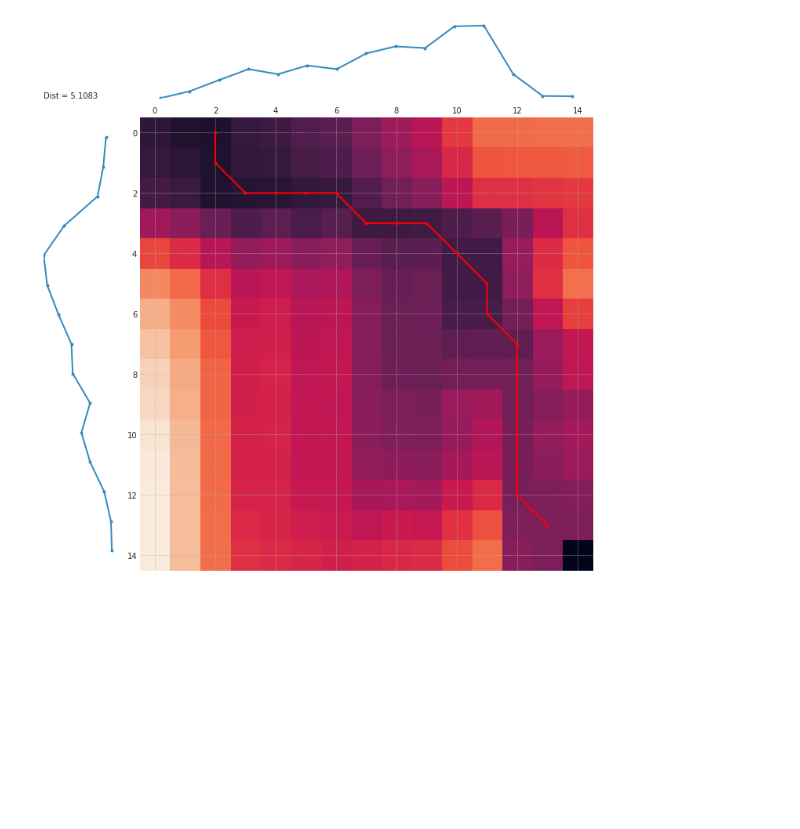
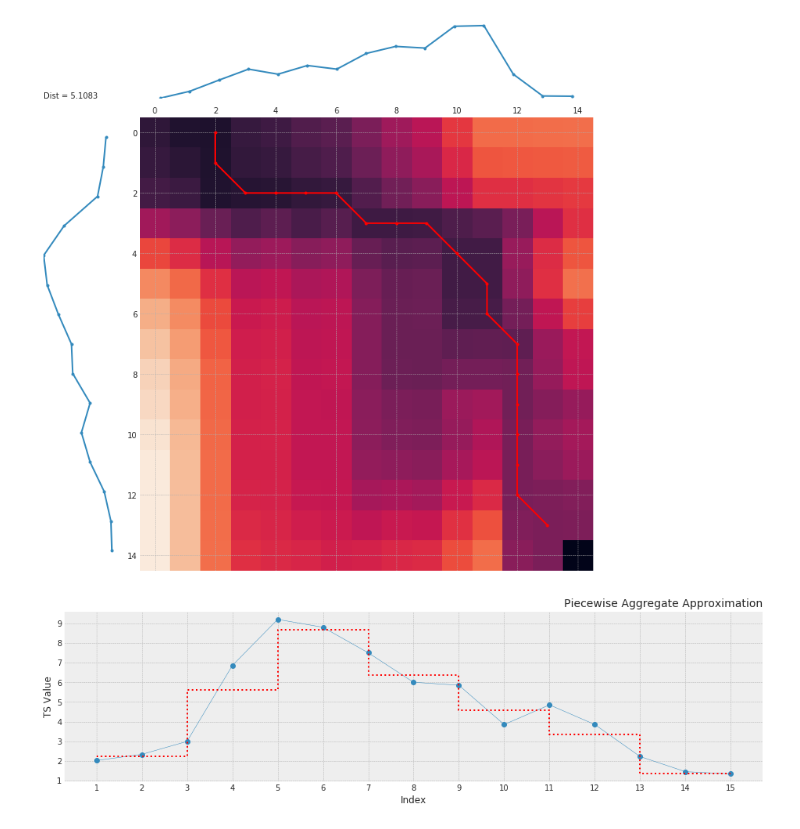
Before and after one commit to ABV-Hub/ShapeDTW-experiments, a Jupyter notebook: DTW.ipynb, the cells around one changed output. Drawn from its saved outputs; the diff is of its cells as text; code cells hidden in the pictures; blank space fills up the shorter version.

```diff
--- a/DTW.ipynb
+++ b/DTW.ipynb
@@ -150,11 +150,5 @@ def znormalization(ts):
     stds = ts.std(axis = 0)
     return (ts - mus) / stds
 # %%
-ts1 = np.asarray([2.02, 2.33, 2.99, 6.85, 9.20, 8.80, 7.50, 6.00, 5.85, 3.85, 4.85, 3.85, 2.22, 1.45, 1.34])
-ts2 = np.asarray([0.50, 1.29, 2.58, 3.83, 3.25, 4.25, 3.83, 5.63, 6.44, 6.25, 8.75, 8.83, 3.25, 0.75, 0.72])
-ts = pd.DataFrame({"ts1": ts1, "ts2": ts2})
-ts.plot(style = "-+")
-
-zts = znormalization(ts)
-zts.plot(style = "-+")
-plt.hlines(0, 0, 14, colors = 'r', linestyles='--')
+ts1 = np.array([2.02, 2.33, 2.99, 6.85, 9.20, 8.80, 7.50, 6.00, 5.85, 3.85, 4.85, 3.85, 2.22, 1.45, 1.34]).reshape(-1,1)
+ts2 = np.array([0.50, 1.29, 2.58, 3.83, 3.25, 4.25, 3.83, 5.63, 6.44, 6.25, 8.75, 8.83, 3.25, 0.75, 0.72]).reshape(-1,1)
@@ -339,3 +329,17 @@ dtwvis.plot_warpingpaths(ts1, ts2, paths, best_path)
   <matplotlib.axes._subplots.AxesSubplot at 0x...>,
   <matplotlib.axes._subplots.AxesSubplot at 0x...>])
 [figure]
+# %%
+plt.figure(figsize=(16, 4))
+plt.title("Piecewise Aggregate Approximation", size=14, loc="right")
+plt.plot(range(1, 16), ts1, marker="o", linewidth=0.5)
+res = paa(ts1, 7)
+plt.step([1, 3, 5, 7, 9, 11, 13, 15], np.insert(res, 0, res[0]),
+         color="red", linestyle=":")
+plt.xticks(range(1, 16))
+plt.xlabel("Index")
+plt.ylabel("TS Value")
+plt.savefig("./PAAStepFinal.png", bbox_inches="tight")
+plt.show()
+# %% [output]
+[figure, added]
```
Also changed, not shown: parts of 10 cells of this notebook.
